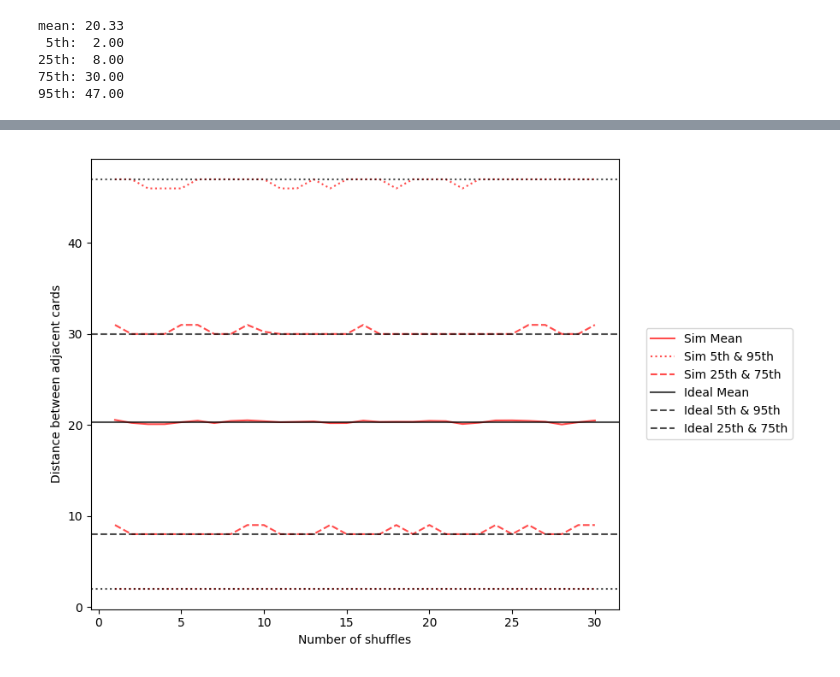
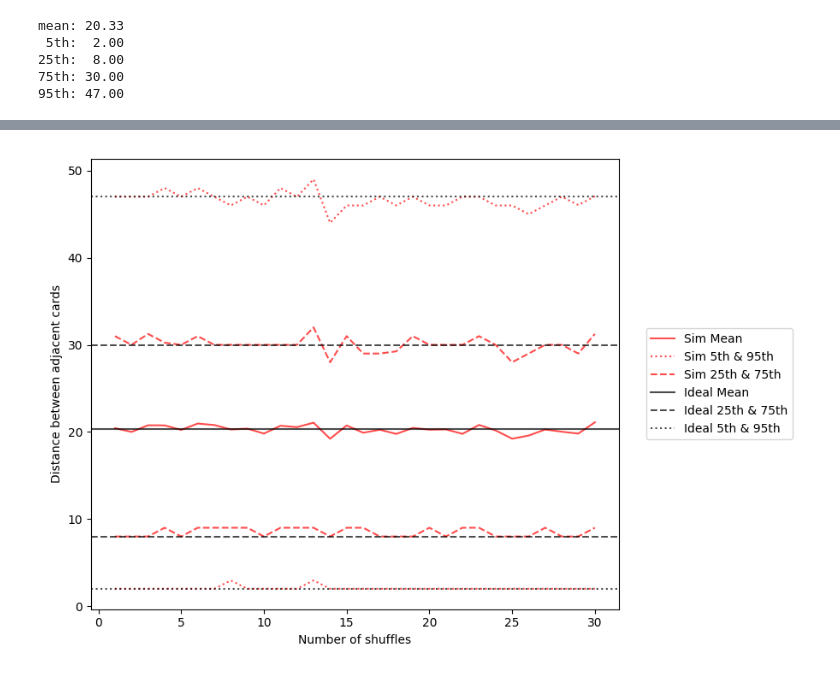
Before and after one commit to mrbell/shuffle_study, a Jupyter notebook: notebooks/Exploring Shuffling Methods.ipynb, the cells around one changed output, grey strips where cells are left out. Drawn from its saved outputs; the diff is of its cells as text; code cells hidden in the pictures.

```diff
--- a/notebooks/Exploring Shuffling Methods.ipynb
+++ b/notebooks/Exploring Shuffling Methods.ipynb
@@ -117,6 +107,6 @@ def ideal_distro_stats(dists, distro):
 # %%
-dists, ideal_distro = ideal_distribution(fresh_deck)
-ideal_stats = ideal_distro_stats(dists, ideal_distro)
+dists, ideal_distro = stats.ideal_distro(fresh_deck)
+ideal_stats = stats.ideal_distro_stats(dists, ideal_distro)
 # %%
 for k in ideal_stats:
     print(f'{k:>4}: {ideal_stats[k]:>5.2f}')
@@ -195,4 +145,4 @@ plot_histograms(ideal_sim_results, dists, ideal_distro)
 # %%
-ideal_sim_stat_trends = plot_sim_summary(ideal_sim_results, ideal_sim_results)
+ideal_sim_stat_trends = v.plot_sim_summary(ideal_sim_results, ideal_stats)
 # %% [output]
-[figure, old version]
+[figure, new version]
```
Also changed, not shown: parts of 106 cells of this notebook, 7 other files.
